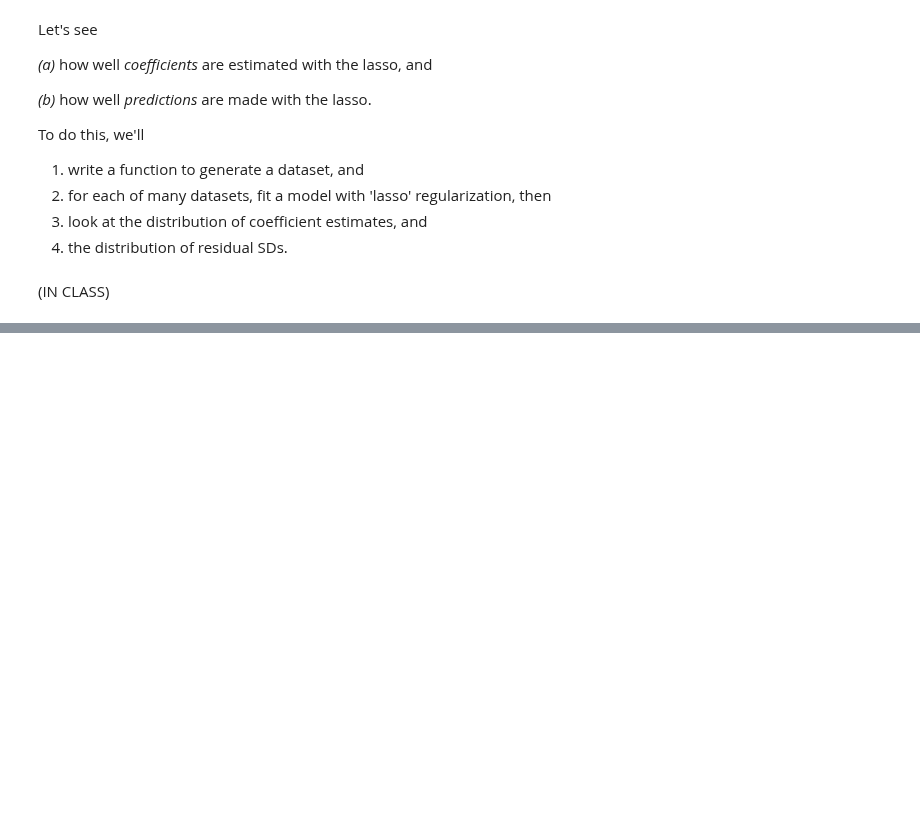
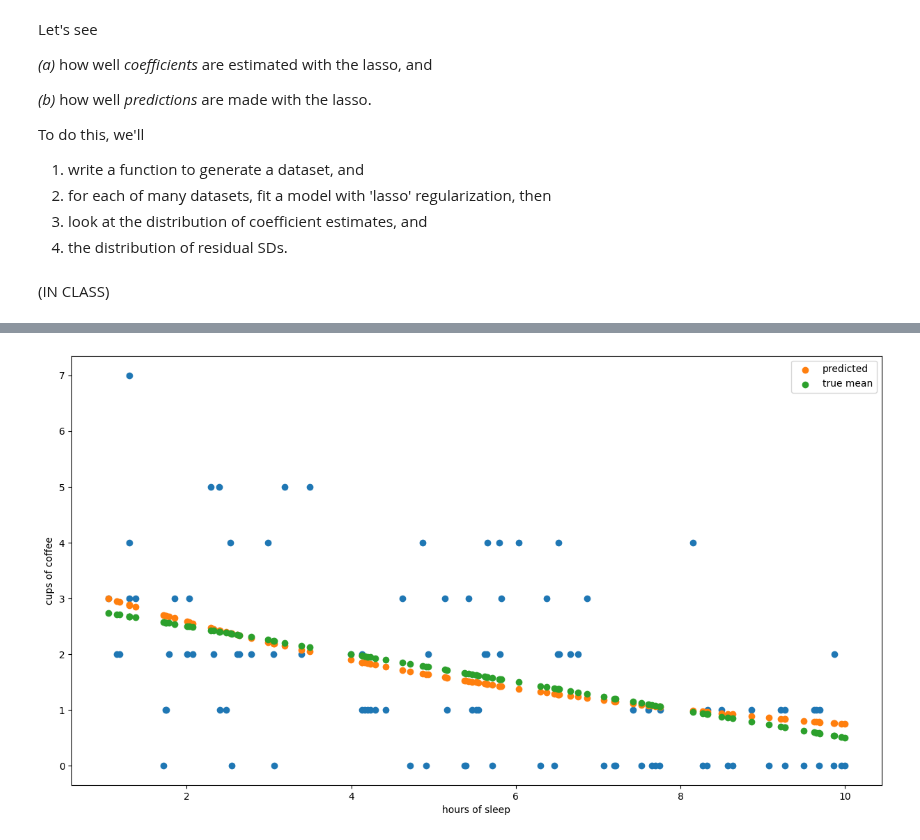
Before and after one commit to UOdsci/dsci345, a Jupyter notebook: class_material/slides/Week_09_Regularization.ipynb, the cells around one changed output, grey strips where cells are left out. Saved outputs shown, nothing was run; the diff lists cells and outputs as text; code cells hidden in the pictures; blank space fills up the shorter version.

```diff
--- a/class_material/slides/Week_09_Regularization.ipynb
+++ b/class_material/slides/Week_09_Regularization.ipynb
@@ -272,0 +295,10 @@ To do this, we'll
+# %%
+plt.scatter(sleep, coffee)
+plt.xlabel("hours of sleep"); plt.ylabel("cups of coffee");
+coffee_hat = np.exp(1.26 - .156 * sleep)
+plt.scatter(sleep, coffee_hat, label='predicted')
+mean_coffee = 3 - .25 * sleep
+plt.scatter(sleep, mean_coffee, label='true mean')
+plt.legend();
+# %% [output]
+[figure, added]
```
Also changed, not shown: parts of 6 cells of this notebook, 1 other file.
